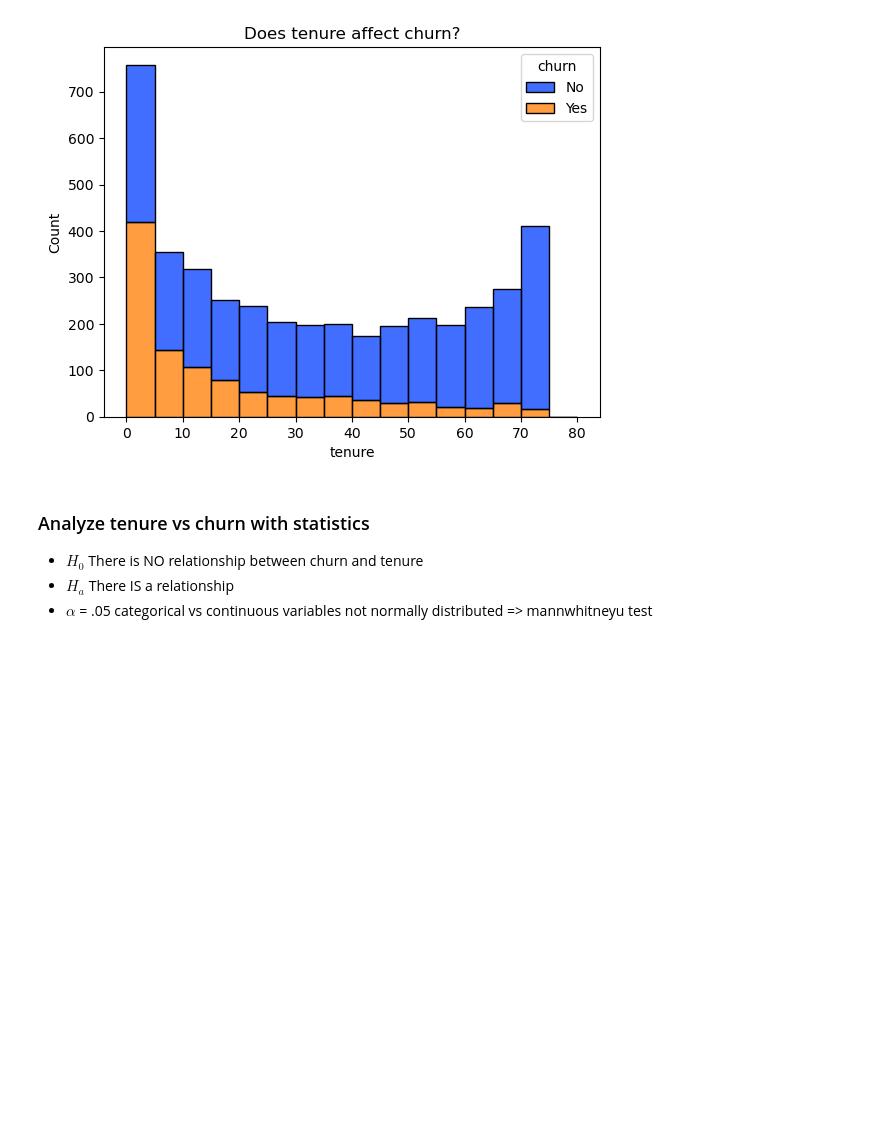
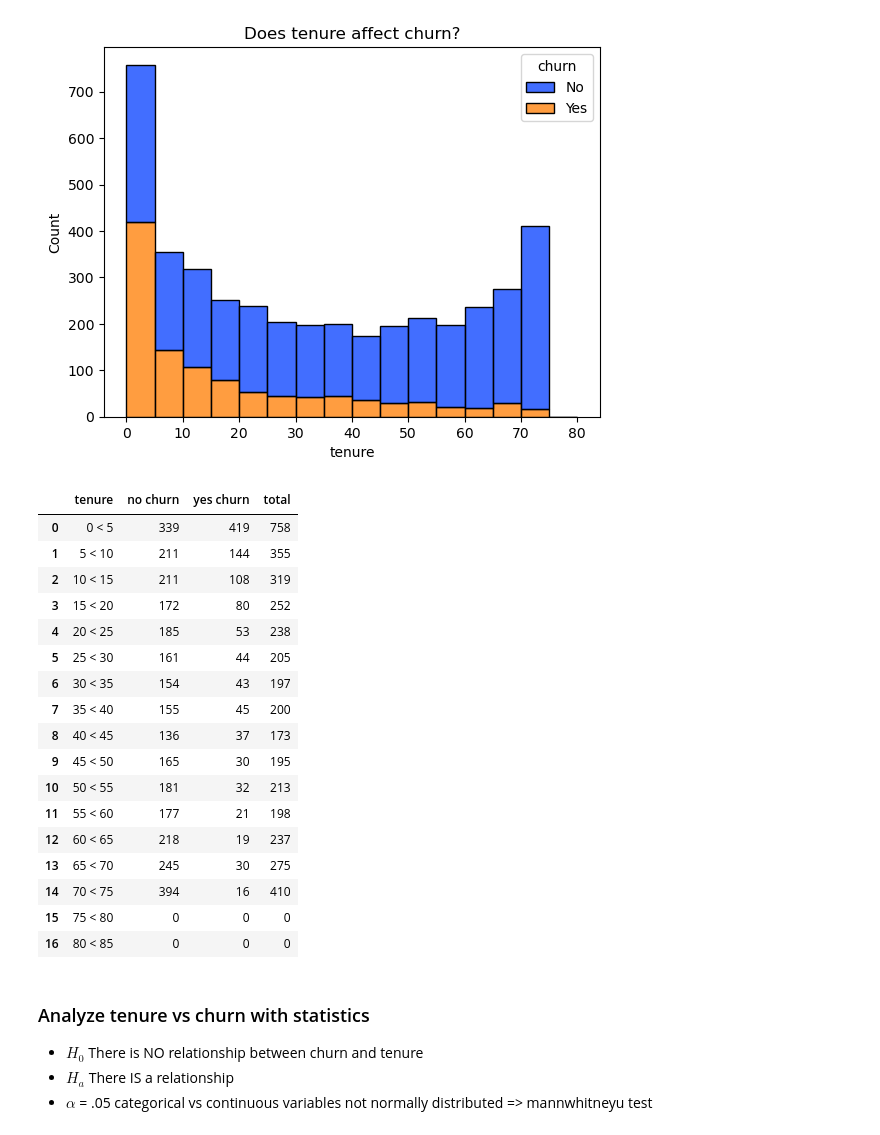
Before and after one commit to corey-hermesch/telco_churn_project, a Jupyter notebook: mvp_explore_work.ipynb, the cells around one changed output. Drawn from its saved outputs; the diff is of its cells as text; code cells hidden in the pictures; blank space fills up the shorter version.

Commit message:
gathering numbers for presentation

```diff
--- a/mvp_explore_work.ipynb
+++ b/mvp_explore_work.ipynb
@@ -293,15 +358,0 @@ percent_churn
-# %%
-# I want numbers for each bin to type into Canva for a chart
-# initialize no_yes list of lists
-no_yes = []
-# first element has all zeros; columns are monthly_charges range, No churn, Yes Churn, Total
-no_yes.append([' 0 <  10', 0, 0, 0])
-for i in range(10, 120, 10):
-    churn_n_y = ne_train[(ne_train.monthly_charges >= i) & (ne_train.monthly_charges < (i+10))].churn.value_counts()
-    no = churn_n_y.loc['No']
-    yes = churn_n_y.loc['Yes']
-    label = f'{i:3} < {i+10:4}'
-    no_yes.append([label, no, yes, no+yes])
-
-df = pd.DataFrame(no_yes, columns=['monthly charges','no churn', 'yes churn', 'total'])
-df
@@ -321,0 +365,18 @@ df
+# %%
+# defining a function to get numbers for each bin to type into Canva for a chart
+def get_churn_numbers (df, column, range_, step, target='churn'):
+    no_yes = []
+
+    # first element has all zeros; columns are monthly_charges range, No churn, Yes Churn, Total
+    for i in range_:
+        churn_n_y = df[(df[column] >= i) & (df[column] < (i+step))][target].value_counts()
+        if churn_n_y.size > 0:
+            no = churn_n_y.loc['No']
+            yes = churn_n_y.loc['Yes']
+        else:
+            no = yes = 0
+        label = f'{i:3} < {i+step:4}'
+        no_yes.append([label, no, yes, no+yes])
+
+    return_df = pd.DataFrame(no_yes, columns=[column,'no churn', 'yes churn', 'total'])
+    return return_df
@@ -356,6 +436,29 @@ plt.title("Does tenure affect churn?")
 plt.show()
 # %% [output]
 [figure]
+# %%
+column = 'tenure'
+step = 5
+get_churn_numbers(ne_train, column, tenure_bin_range, step)
+# %% [output]
+|  | tenure | no churn | yes churn | total |
+| 0 | 0 < 5 | 339 | 419 | 758 |
+| 1 | 5 < 10 | 211 | 144 | 355 |
+| 2 | 10 < 15 | 211 | 108 | 319 |
+| 3 | 15 < 20 | 172 | 80 | 252 |
+| 4 | 20 < 25 | 185 | 53 | 238 |
+| 5 | 25 < 30 | 161 | 44 | 205 |
+| 6 | 30 < 35 | 154 | 43 | 197 |
+| 7 | 35 < 40 | 155 | 45 | 200 |
+| 8 | 40 < 45 | 136 | 37 | 173 |
+| 9 | 45 < 50 | 165 | 30 | 195 |
+| 10 | 50 < 55 | 181 | 32 | 213 |
+| 11 | 55 < 60 | 177 | 21 | 198 |
+| 12 | 60 < 65 | 218 | 19 | 237 |
+| 13 | 65 < 70 | 245 | 30 | 275 |
+| 14 | 70 < 75 | 394 | 16 | 410 |
+| 15 | 75 < 80 | 0 | 0 | 0 |
+| 16 | 80 < 85 | 0 | 0 | 0 |
 # %% [markdown]
 ### Analyze tenure vs churn with statistics
 - $H_0$ There is NO relationship between churn and tenure
```
Also changed, not shown: parts of 31 cells of this notebook.
